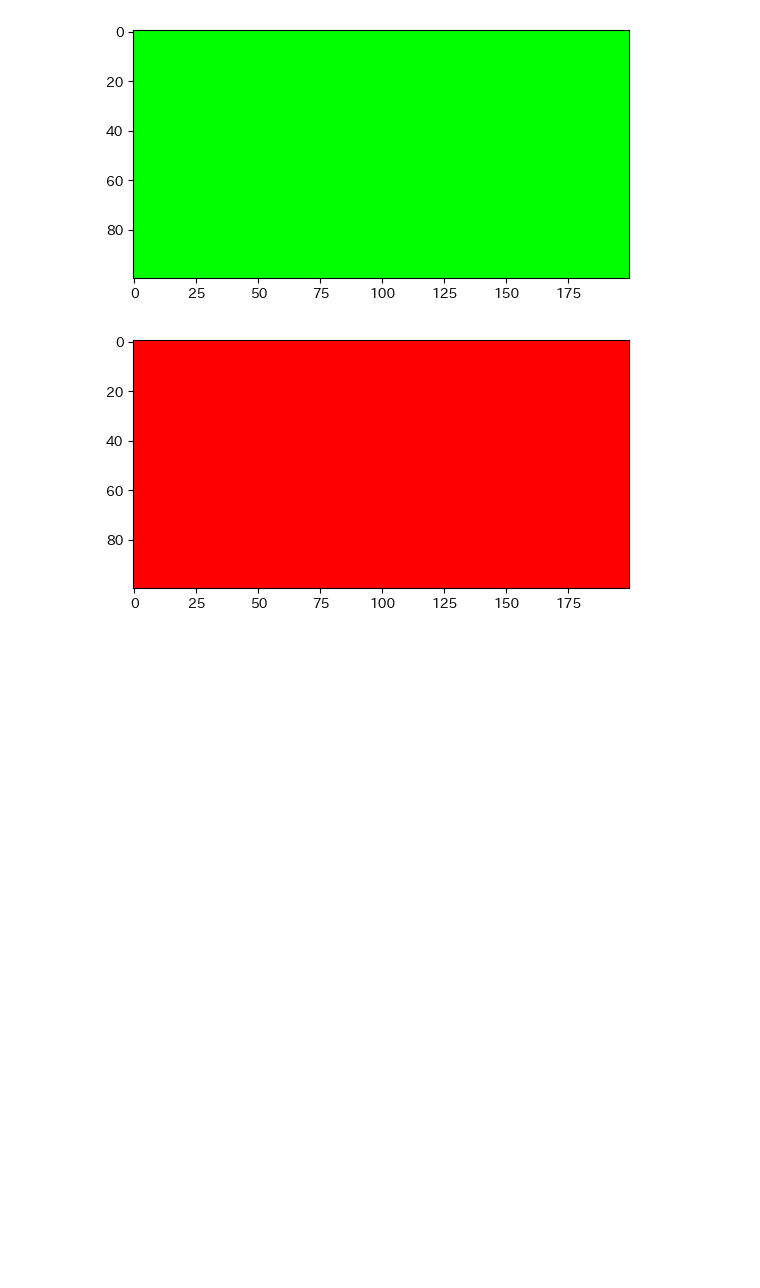
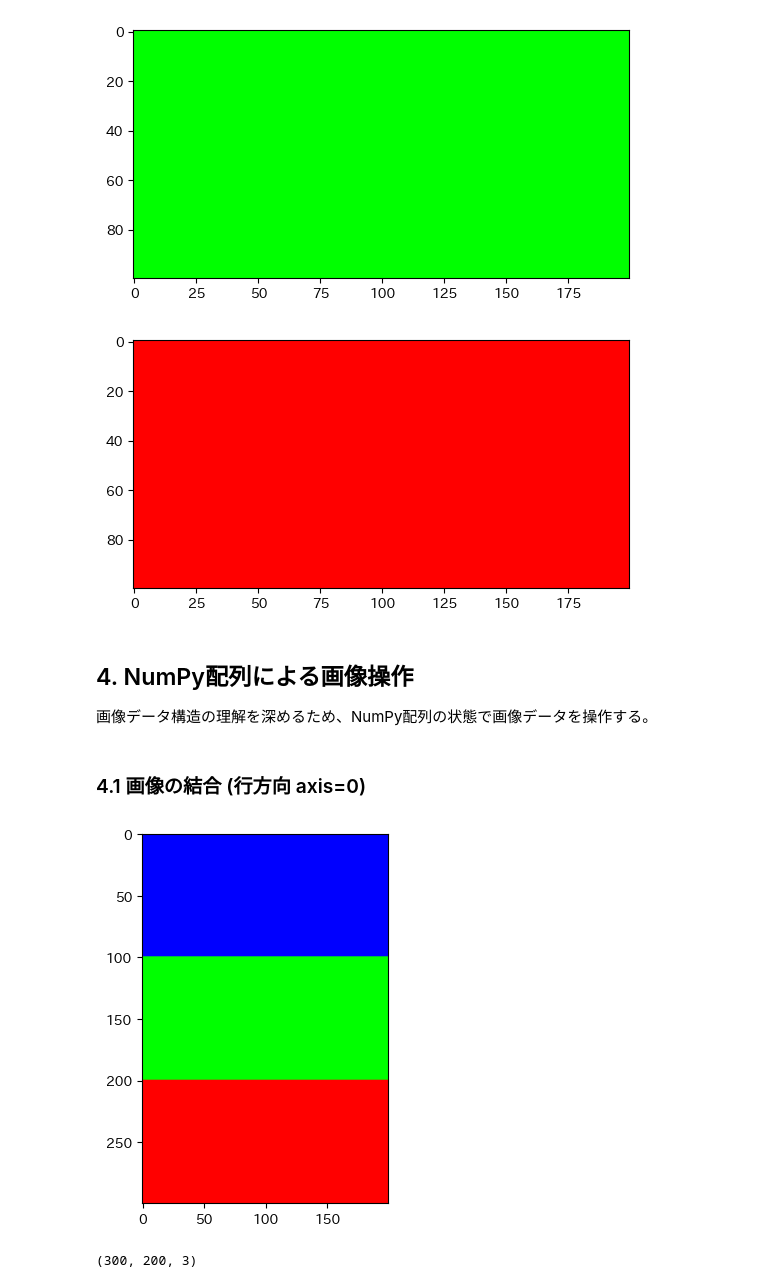
Before and after one commit to Takayoshi-Matsuyama/image_processing, a Jupyter notebook: hello_world_OpenCV.ipynb, the cells around one changed output. Cells and saved outputs as stored; diff of their text form; code cells hidden in the pictures; blank space fills up the shorter version.

Commit message:
hello world - concat

```diff
--- a/hello_world_OpenCV.ipynb
+++ b/hello_world_OpenCV.ipynb
@@ -99,3 +99,23 @@ plt.imshow(cv.cvtColor(red_image, cv.COLOR_BGR2RGB))
 plt.show()
 # %% [output]
 [figure]
+# %% [markdown]
+## 4. NumPy配列による画像操作
+
+画像データ構造の理解を深めるため、NumPy配列の状態で画像データを操作する。
+# %% [markdown]
+### 4.1 画像の結合 (行方向 axis=0)
+# %%
+import numpy as np
+import cv2 as cv
+import matplotlib.pyplot as plt
+
+concatenated_image_axis0 = np.concatenate([blue_image, green_image, red_image], axis=0)
+plt.imshow(cv.cvtColor(concatenated_image_axis0, cv.COLOR_BGR2RGB))
+plt.show()
+# %% [output]
+[figure, added]
+# %%
+concatenated_image_axis0.shape
+# %% [output]
+(300, 200, 3)
```
Also changed, not shown: parts of 6 cells of this notebook.
